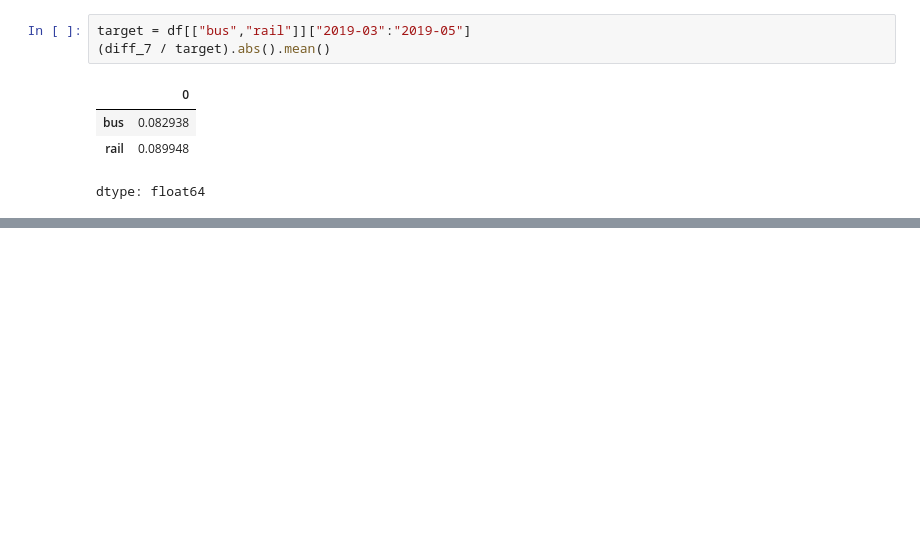
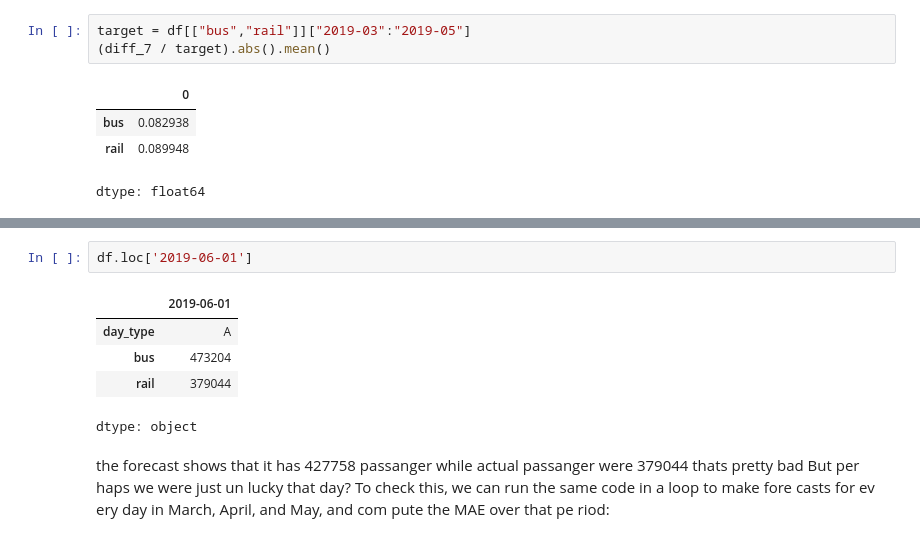
Before and after one commit to Harsh-Prajapati54/PyTorch-Learning-Journey, a Jupyter notebook: 06_RNN.ipynb, the cells around one changed output, grey strips where cells are left out. Cells and saved outputs as stored; diff of their text form; blank space fills up the shorter version.

```diff
--- a/06_RNN.ipynb
+++ b/06_RNN.ipynb
@@ -116,0 +148,12 @@ dtype: float64
+# %%
+df.loc['2019-06-01']
+# %% [output]
+|  | 2019-06-01 |
+| day_type | A |
+| bus | 473204 |
+| rail | 379044 |
+dtype: object
+# %% [markdown]
+the forecast shows that it has 427758 passanger while actual passanger were 379044 thats pretty bad But per haps
+we were just un lucky that day? To check this, we can run the same code in a loop to make fore casts for ev ery
+day in March, April, and May, and com pute the MAE over that pe riod:
```
Also changed, not shown: parts of 17 cells of this notebook.
